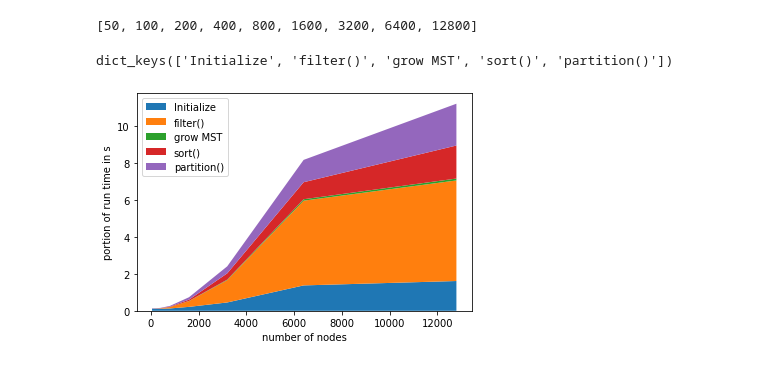
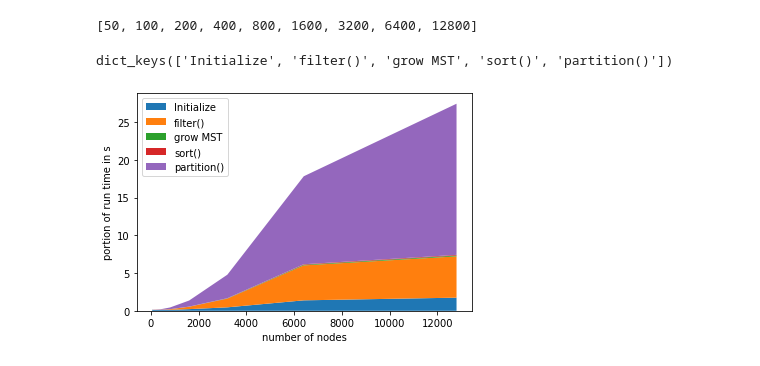
Before and after one commit to hitimr/GPU_ArchComp, a Jupyter notebook: Ex2/scripts/kruskal_benchmark.ipynb, the cells around one changed output. Saved outputs shown, nothing was run; the diff lists cells and outputs as text; code cells hidden in the pictures.

```diff
--- a/Ex2/scripts/kruskal_benchmark.ipynb
+++ b/Ex2/scripts/kruskal_benchmark.ipynb
@@ -170,0 +193,2 @@ regular_kruskal_runs_d90 = get_run_list(n_nodes_list_d90, '90pct', 'filter_krusk
+# %%
+do_benchmark_runs(filK_all_custom_d50)
@@ -246,14 +423,14 @@ plt.savefig(common.OUT_DIR / "bars_thrust_d50.png", dpi=200)
 # %%
 
-labels, stack = collect_for_stack(filter_kruskal_runs_d50)
+labels, stack = collect_for_stack(filK_all_custom_d50)
 print(labels)
 stack
 plt.stackplot(labels,stack['Initialize'],stack['filter()'], stack['grow MST'], stack['sort()'], stack['partition()'], labels=stack.keys())
 plt.legend(loc='upper left')
 plt.xlabel('number of nodes')
 plt.ylabel('portion of run time in s')
 stack.keys()
 # %% [output]
 [50, 100, 200, 400, 800, 1600, 3200, 6400, 12800]
 dict_keys(['Initialize', 'filter()', 'grow MST', 'sort()', 'partition()'])
-[figure, old version]
+[figure, new version]
```
Also changed, not shown: parts of 43 cells of this notebook.
